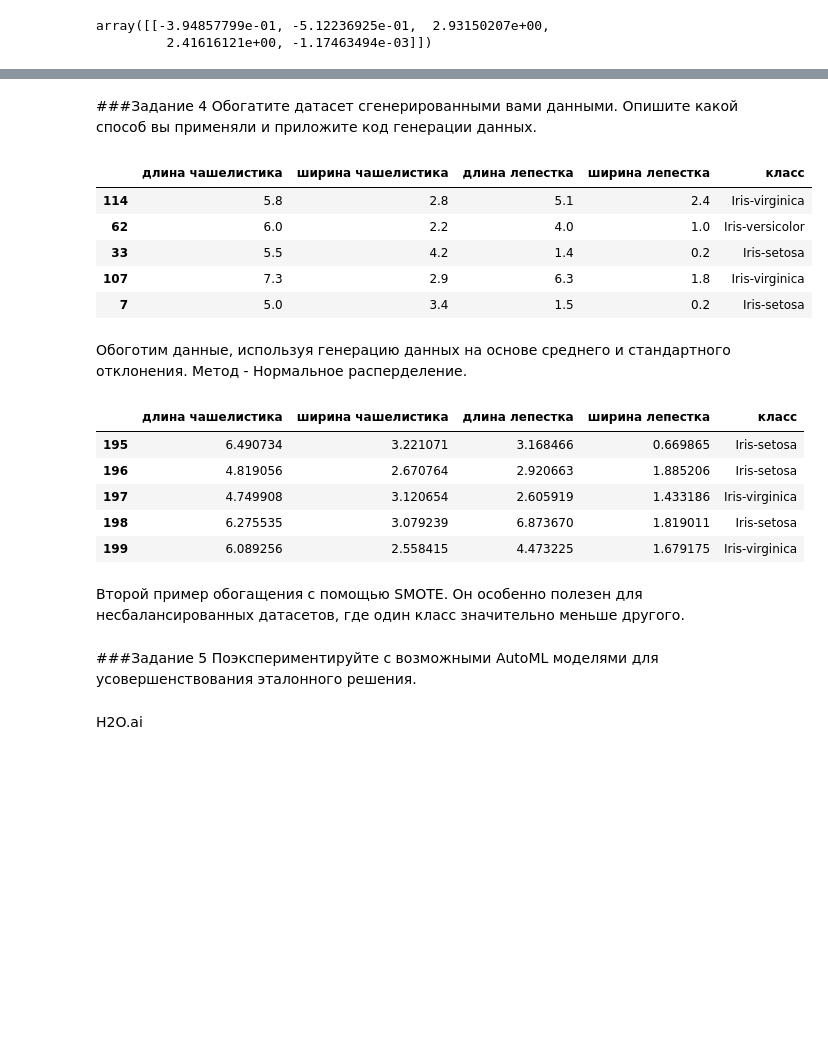
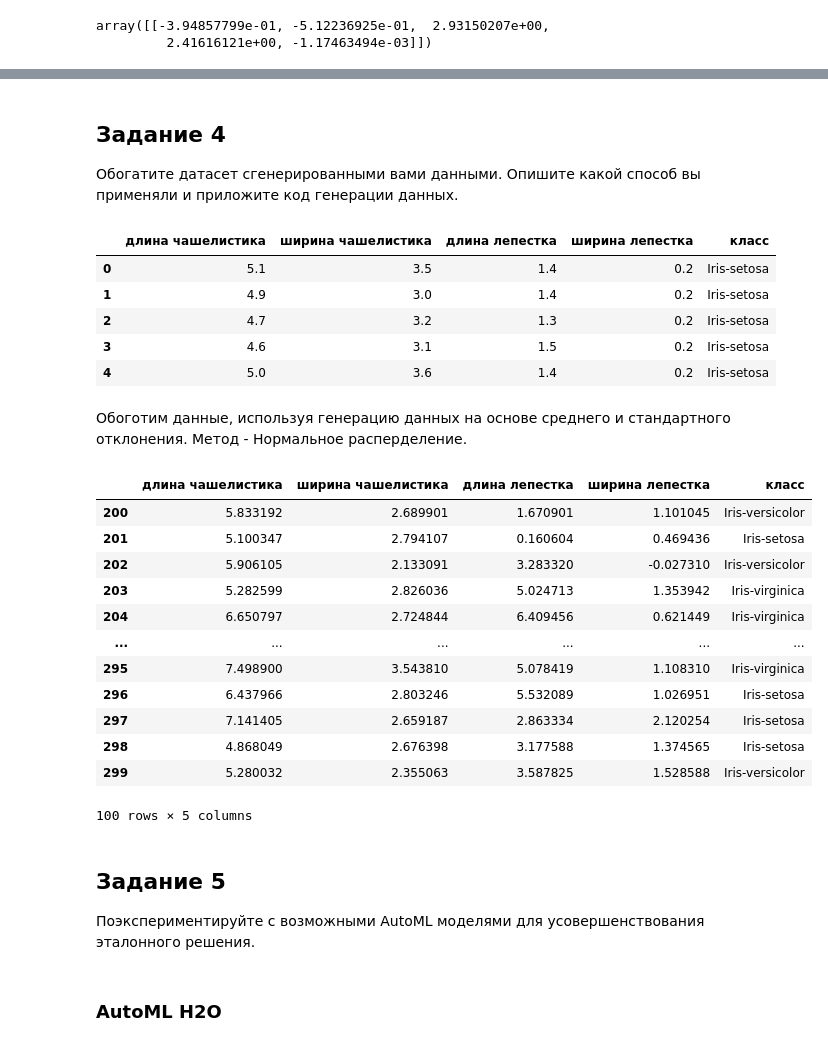
Before and after one commit to ShagMichail/Industrial-Analytics-Platforms, a Jupyter notebook: Task/Task_1.ipynb, the cells around one changed output, grey strips where cells are left out. Saved outputs shown, nothing was run; the diff lists cells and outputs as text; code cells hidden in the pictures; blank space fills up the shorter version.

```diff
--- a/Task/Task_1.ipynb
+++ b/Task/Task_1.ipynb
@@ -143,50 +182,58 @@ y_test_pred = ridge_model.predict(X_test_poly)
 # %% [markdown]
-###Задание 4
+## Задание 4
+
 Обогатите датасет сгенерированными вами данными. Опишите какой способ вы применяли и приложите код генерации данных.
 # %%
-dataset = pd.read_csv('iris.data',
+dataset = pd.read_csv('./iris.data',
                       header=None,
                       names=['длина чашелистика', 'ширина чашелистика',
                              'длина лепестка', 'ширина лепестка', 'класс'])
-dataset.sample(5, random_state=0)
+dataset.head()
 # %% [output]
 |  | длина чашелистика | ширина чашелистика | длина лепестка | ширина лепестка | класс |
-| 114 | 5.8 | 2.8 | 5.1 | 2.4 | Iris-virginica |
-| 62 | 6.0 | 2.2 | 4.0 | 1.0 | Iris-versicolor |
-| 33 | 5.5 | 4.2 | 1.4 | 0.2 | Iris-setosa |
-| 107 | 7.3 | 2.9 | 6.3 | 1.8 | Iris-virginica |
-| 7 | 5.0 | 3.4 | 1.5 | 0.2 | Iris-setosa |
+| 0 | 5.1 | 3.5 | 1.4 | 0.2 | Iris-setosa |
+| 1 | 4.9 | 3.0 | 1.4 | 0.2 | Iris-setosa |
+| 2 | 4.7 | 3.2 | 1.3 | 0.2 | Iris-setosa |
+| 3 | 4.6 | 3.1 | 1.5 | 0.2 | Iris-setosa |
+| 4 | 5.0 | 3.6 | 1.4 | 0.2 | Iris-setosa |
 # %% [markdown]
 Обоготим данные, используя генерацию данных на основе среднего и стандартного отклонения. Метод - Нормальное расперделение.
 # %%
-def generate_new_data(df, num_samples=10):
+def generate_new_data(df, filter, num_samples=10):
     new_data = {
         'длина чашелистика': np.random.normal(df['длина чашелистика'].mean(), df['длина чашелистика'].std(), num_samples),
         'ширина чашелистика': np.random.normal(df['ширина чашелистика'].mean(), df['ширина чашелистика'].std(), num_samples),
         'длина лепестка': np.random.normal(df['длина лепестка'].mean(), df['длина лепестка'].std(), num_samples),
         'ширина лепестка': np.random.normal(df['ширина лепестка'].mean(), df['ширина лепестка'].std(), num_samples),
         'класс': np.random.choice(df['класс'].unique(), num_samples)
     }
     return pd.DataFrame(new_data)
 
 # Генерация новых данных
-new_df = generate_new_data(dataset, num_samples=50)
+new_irics_setos_df = generate_new_data(dataset, "Iris-setosa", num_samples=50)
+new_iris_virginica_df = generate_new_data(dataset, "Iris-virginica", num_samples=50)
+new_iris_versicolour_df = generate_new_data(dataset, "Iris-versicolor", num_samples=50)
+
 
 # Объединение исходного и нового датасетов
-enriched_df = pd.concat([dataset, new_df], ignore_index=True)
+enriched_df = pd.concat([dataset, new_irics_setos_df, new_iris_virginica_df, new_iris_versicolour_df], ignore_index=True)
 
-enriched_df.tail()
+enriched_df.tail(100)
 # %% [output]
 |  | длина чашелистика | ширина чашелистика | длина лепестка | ширина лепестка | класс |
-| 195 | 6.490734 | 3.221071 | 3.168466 | 0.669865 | Iris-setosa |
-| 196 | 4.819056 | 2.670764 | 2.920663 | 1.885206 | Iris-setosa |
-| 197 | 4.749908 | 3.120654 | 2.605919 | 1.433186 | Iris-virginica |
-| 198 | 6.275535 | 3.079239 | 6.873670 | 1.819011 | Iris-setosa |
-| 199 | 6.089256 | 2.558415 | 4.473225 | 1.679175 | Iris-virginica |
+| 200 | 5.833192 | 2.689901 | 1.670901 | 1.101045 | Iris-versicolor |
+| 201 | 5.100347 | 2.794107 | 0.160604 | 0.469436 | Iris-setosa |
+| 202 | 5.906105 | 2.133091 | 3.283320 | -0.027310 | Iris-versicolor |
+| 203 | 5.282599 | 2.826036 | 5.024713 | 1.353942 | Iris-virginica |
+| 204 | 6.650797 | 2.724844 | 6.409456 | 0.621449 | Iris-virginica |
+| ... | ... | ... | ... | ... | ... |
+| 295 | 7.498900 | 3.543810 | 5.078419 | 1.108310 | Iris-virginica |
+| 296 | 6.437966 | 2.803246 | 5.532089 | 1.026951 | Iris-setosa |
+| 297 | 7.141405 | 2.659187 | 2.863334 | 2.120254 | Iris-setosa |
+| 298 | 4.868049 | 2.676398 | 3.177588 | 1.374565 | Iris-setosa |
+| 299 | 5.280032 | 2.355063 | 3.587825 | 1.528588 | Iris-versicolor |
+100 rows × 5 columns
-# %% [markdown]
-Второй пример обогащения с помощью SMOTE. Он особенно полезен для несбалансированных датасетов, где один класс значительно меньше другого.
 # %% [markdown]
-###Задание 5
+## Задание 5
+
 Поэкспериментируйте с возможными AutoML моделями для усовершенствования эталонного решения.
-# %% [markdown]
-H2O.ai
@@ -195,3 +240,5 @@ H2O.ai
+# %% [markdown]
+### AutoML H2O
 # %%
 import h2o
 from h2o.automl import H2OAutoML
```
Also changed, not shown: parts of 28 cells of this notebook.
